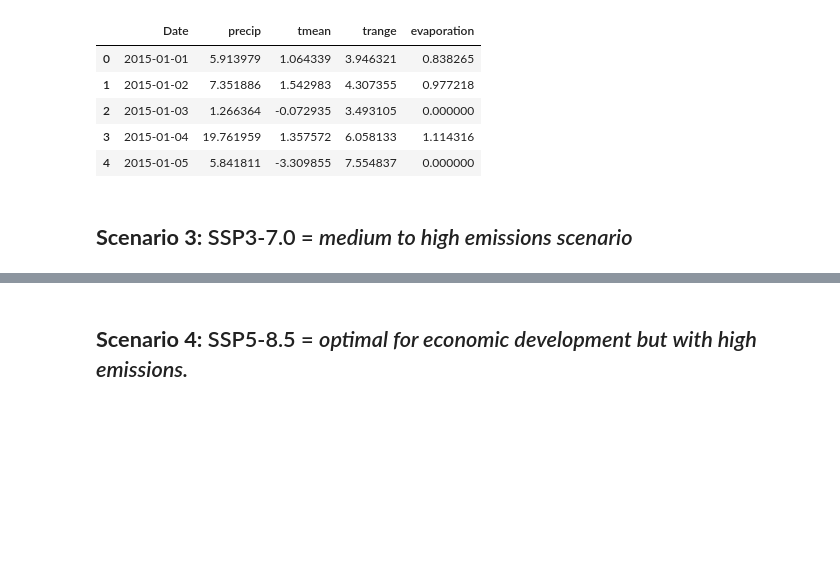
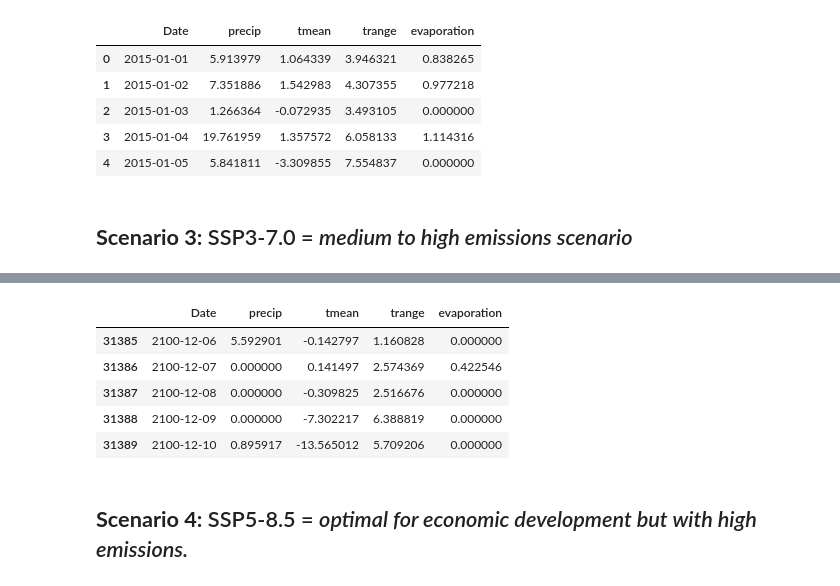
Before and after one commit to moniquebeaulieu/TM_PHES, a Jupyter notebook: ET_penman.ipynb, the cells around one changed output, grey strips where cells are left out. Drawn from its saved outputs; the diff is of its cells as text; code cells hidden in the pictures; blank space fills up the shorter version.

```diff
--- a/ET_penman.ipynb
+++ b/ET_penman.ipynb
@@ -126,3 +127,32 @@ def calculate_and_add_column(df_list):
 
         # Drop the intermediate columns
         df.drop(['Year', 'Month', 'Day', 'rann', 'tmean_tdew'], axis=1, inplace=True, errors='ignore')
+# %%
+def fill_missing_dates(dataframes_list):
+    """
+    Fill missing dates in each DataFrame in the given list using linear interpolation.
+
+    Parameters:
+    - dataframes_list: List of DataFrames
+
+    Returns:
+    - List of DataFrames with missing dates filled using linear interpolation
+    """
+    filled_dataframes = []
+
+    for df in dataframes_list:
+        if 'Date' in df.columns and not pd.api.types.is_datetime64_any_dtype(df['Date']):
+            df['Date'] = pd.to_datetime(df['Date'])
+
+        if not df.empty:  # Check if DataFrame contains data, some dataframes are empty, some realizations were given without data, dropping those here
+            start_date = min(df['Date'])
+            end_date = max(df['Date'])
+            date_range = pd.date_range(start=start_date, end=end_date)
+            full_dates_df = pd.DataFrame({'Date': date_range})
+            merged_df = pd.merge(full_dates_df, df, on='Date', how='left')
+            merged_df = merged_df.sort_values(by='Date')
+            filled_df = merged_df.interpolate(method='linear')
+            filled_dataframes.append(filled_df)
+
+
+    return filled_dataframes
@@ -274,2 +355,13 @@ s3_dfs[0].head()
+# %%
+filled_s3_dfs = fill_missing_dates(s3_dfs)
+# %%
+filled_s3_dfs[5].tail()
+# %% [output]
+|  | Date | precip | tmean | trange | evaporation |
+| 31385 | 2100-12-06 | 5.592901 | -0.142797 | 1.160828 | 0.000000 |
+| 31386 | 2100-12-07 | 0.000000 | 0.141497 | 2.574369 | 0.422546 |
+| 31387 | 2100-12-08 | 0.000000 | -0.309825 | 2.516676 | 0.000000 |
+| 31388 | 2100-12-09 | 0.000000 | -7.302217 | 6.388819 | 0.000000 |
+| 31389 | 2100-12-10 | 0.895917 | -13.565012 | 5.709206 | 0.000000 |
 # %%
 # Iterate over the merged dataframes for saving
```
Also changed, not shown: parts of 35 cells of this notebook, 3 other files.
